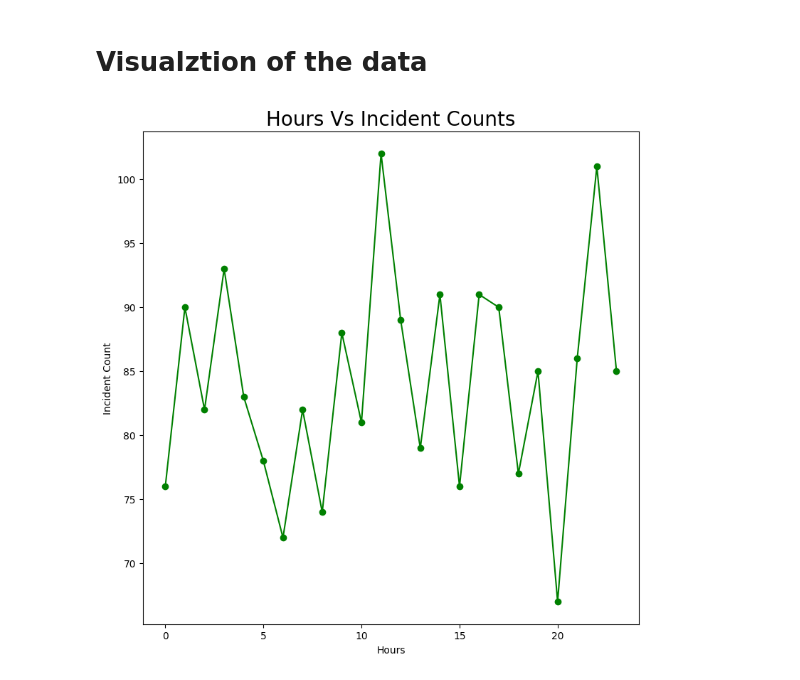
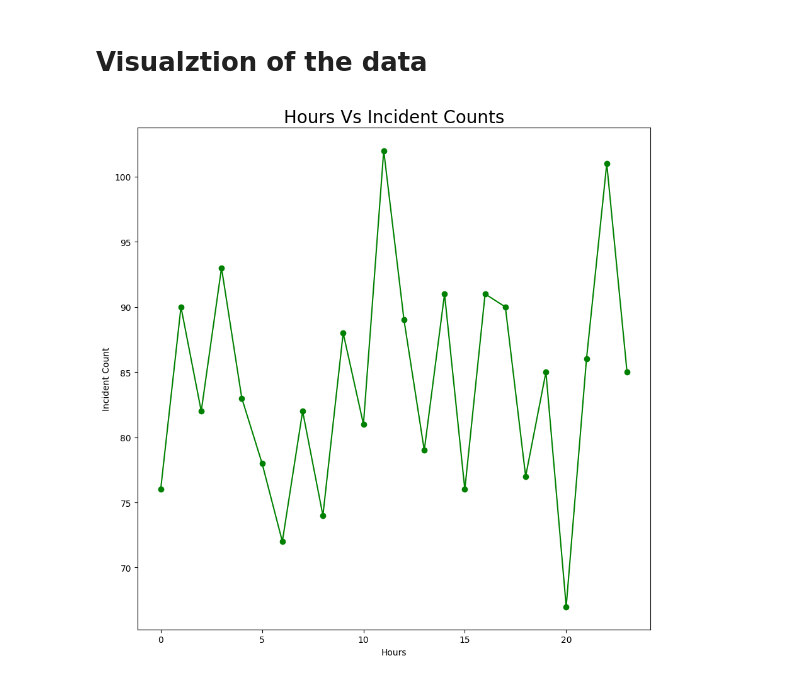
Before and after one commit to Engr-Jawad/Data-Science-Projects, a Jupyter notebook: Urban-Road-Safety-Near-Miss-Analysis/data_cleaning.ipynb, the cells around one changed output. Cells and saved outputs as stored; diff of their text form; code cells hidden in the pictures.

```diff
--- a/Urban-Road-Safety-Near-Miss-Analysis/data_cleaning.ipynb
+++ b/Urban-Road-Safety-Near-Miss-Analysis/data_cleaning.ipynb
@@ -193,12 +193,13 @@ dangerous_hour 11
 # %%
 # hour vs incident count
 hour_incident_count = df.groupby("Hour")["Incident"].sum()
 plt.figure(figsize=(9,9))
-plt.plot(hour_incident_count.index,hour_incident_count.values,color="green",marker = "o")
+plt.plot(hour_incident_count,color="green",marker = "o")
 plt.title("Hours Vs Incident Counts",fontsize = 20)
 plt.xlabel("Hours")
 plt.ylabel("Incident Count")
+plt.tight_layout()
 plt.savefig("hour_Vs_Incident_count.png",dpi=300,bbox_inches="tight")
 plt.show()
 # %% [output]
-[figure, old version]
+[figure, new version]
```
Also changed, not shown: parts of 2 cells of this notebook, 2 other files.
